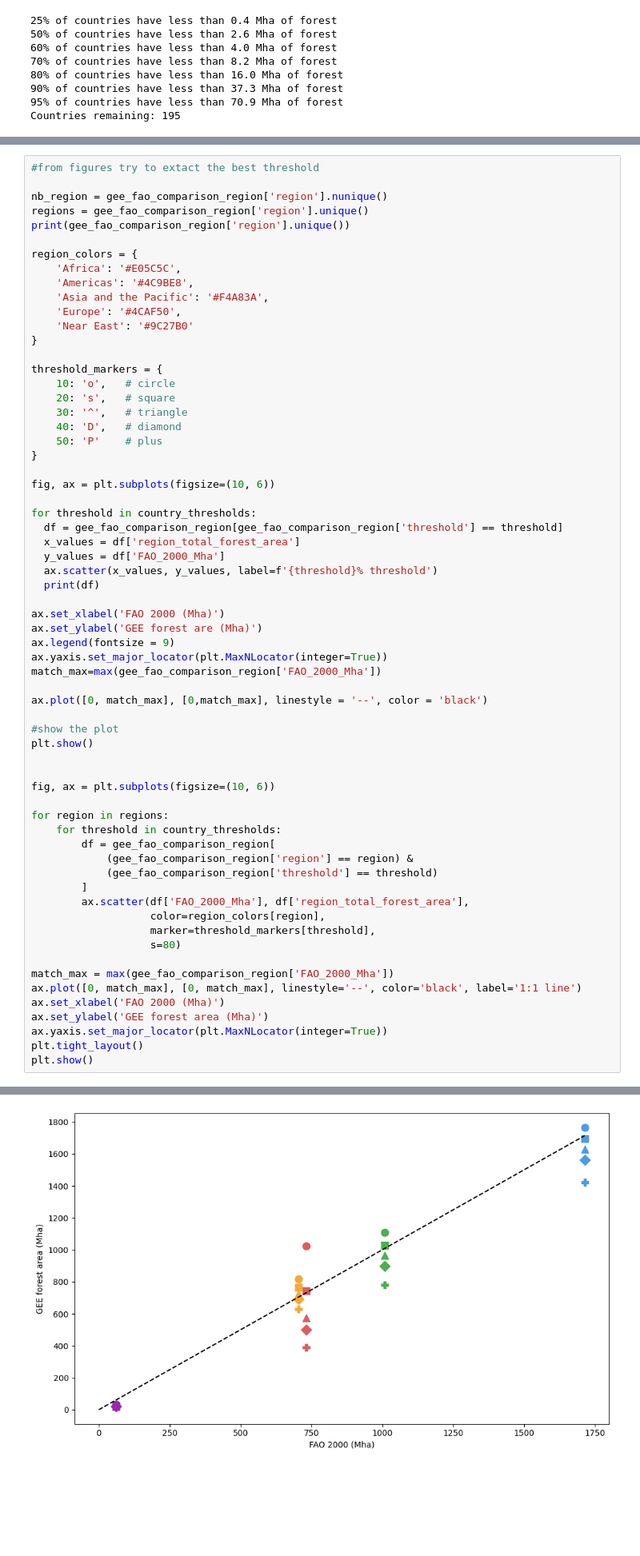
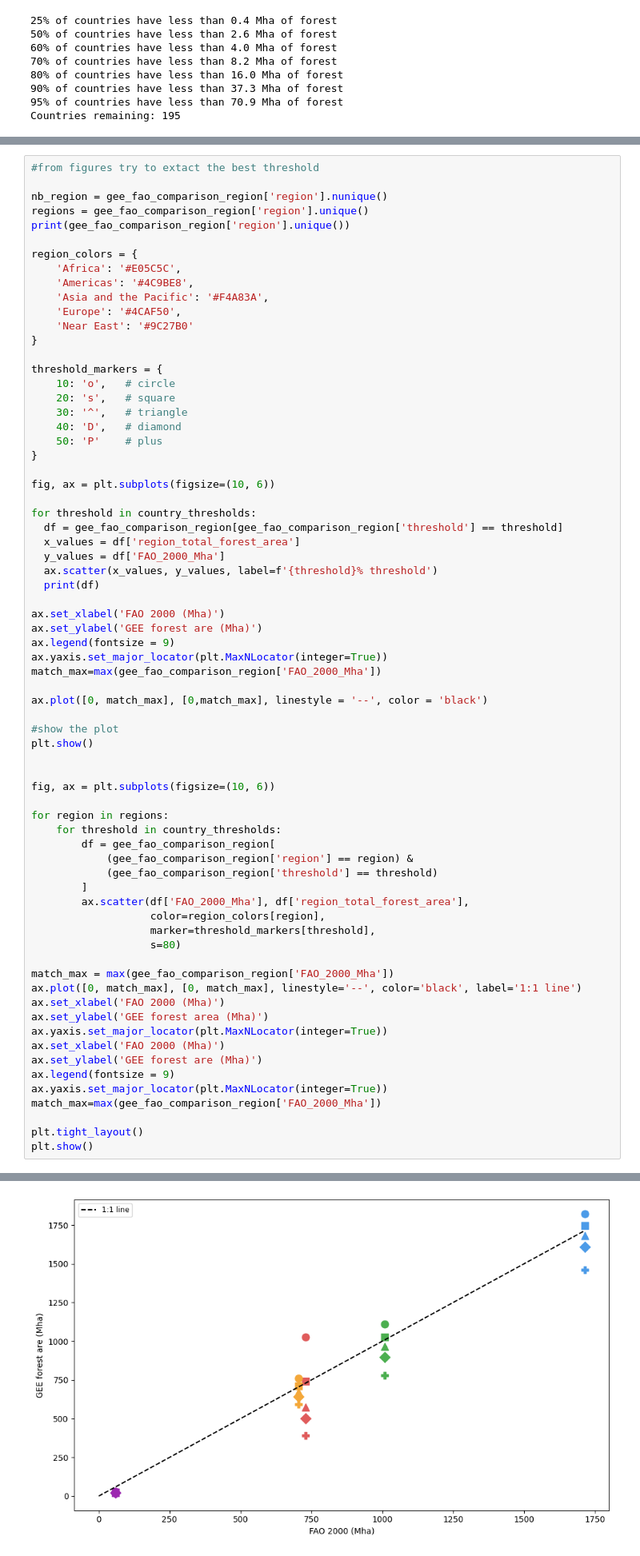
Before and after one commit to MElsdk-lab/Biochar_forest_estimation, a Jupyter notebook: Notebook_2_Forest_Area_Analysis.ipynb, the cells around one changed output, grey strips where cells are left out. Shown at 80% size. Saved outputs shown, nothing was run; the diff lists cells and outputs as text; blank space fills up the shorter version.

```diff
--- a/Notebook_2_Forest_Area_Analysis.ipynb
+++ b/Notebook_2_Forest_Area_Analysis.ipynb
@@ -508,6 +508,12 @@ ax.plot([0, match_max], [0, match_max], linestyle='--', color='black', label='1:
 ax.set_xlabel('FAO 2000 (Mha)')
 ax.set_ylabel('GEE forest area (Mha)')
 ax.yaxis.set_major_locator(plt.MaxNLocator(integer=True))
+ax.set_xlabel('FAO 2000 (Mha)')
+ax.set_ylabel('GEE forest are (Mha)')
+ax.legend(fontsize = 9)
+ax.yaxis.set_major_locator(plt.MaxNLocator(integer=True))
+match_max=max(gee_fao_comparison_region['FAO_2000_Mha'])
+
 plt.tight_layout()
 plt.show()
 # %% [output]
@@ -532,4 +538,4 @@ plt.show()
-[figure, old version]
+[figure, new version]
 # %%
 # ── CELL 8: plot GEE vs FAO. ──────────────
 #create the figure and axes
```
Also changed, not shown: parts of 5 cells of this notebook.
